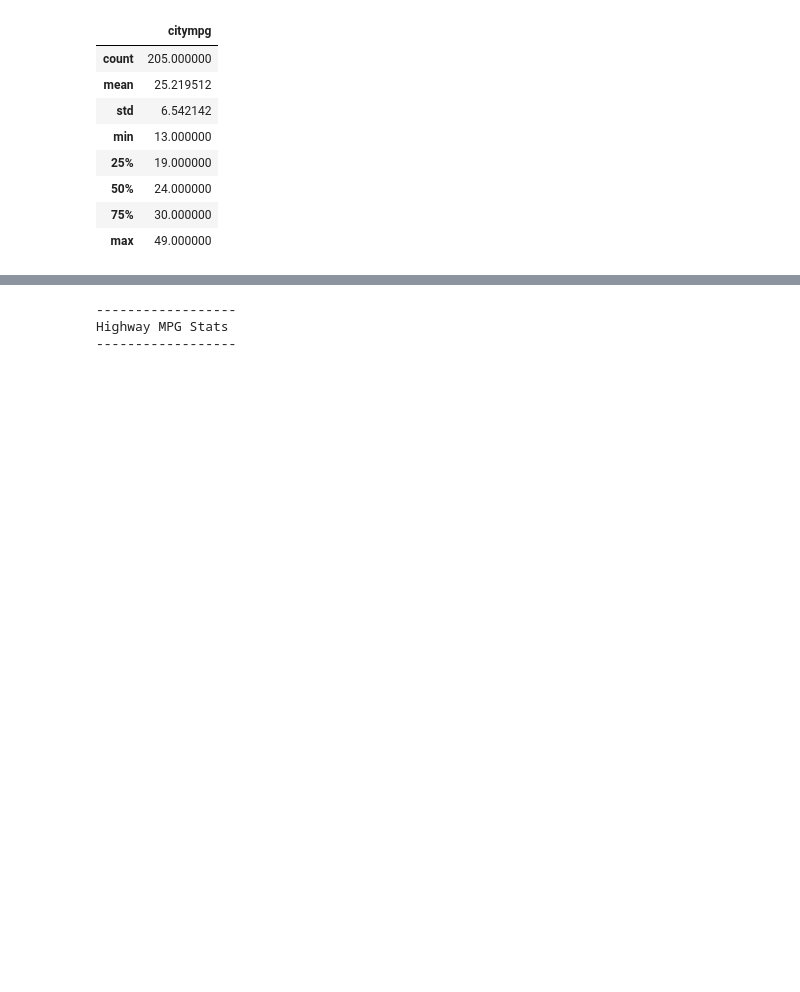
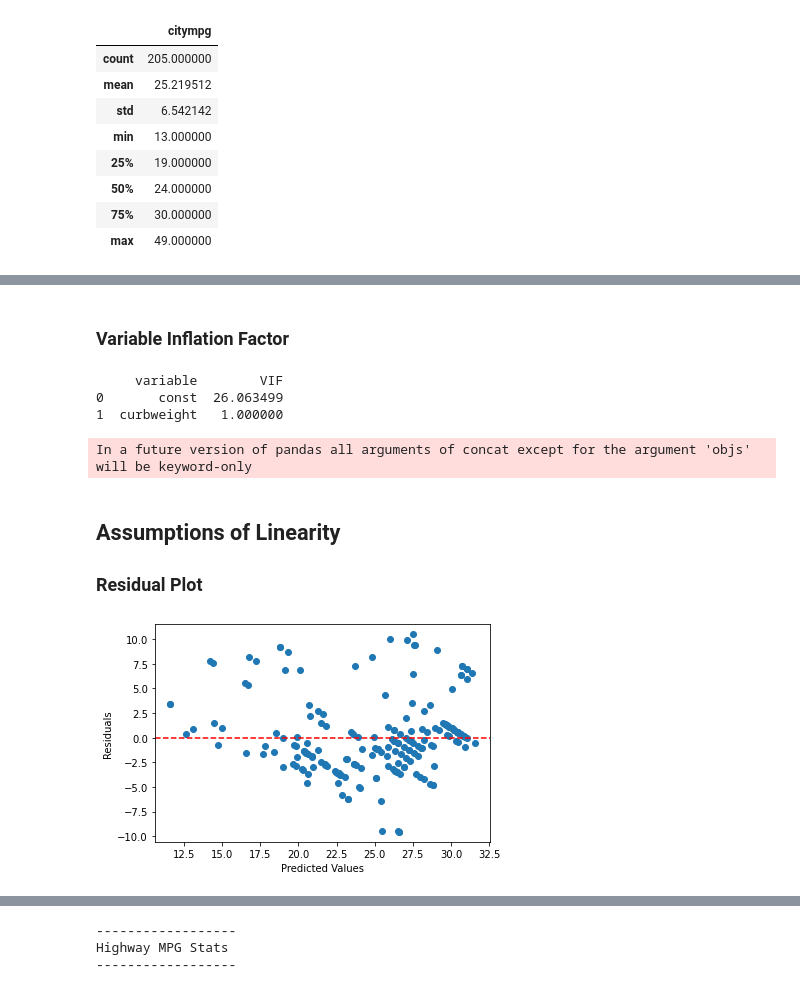
Before and after one commit to ShaneJett-DS/car_price_prediction, a Jupyter notebook: car_prediction.ipynb, the cells around one changed output, grey strips where cells are left out. Drawn from its saved outputs; the diff is of its cells as text; code cells hidden in the pictures; blank space fills up the shorter version.

```diff
--- a/car_prediction.ipynb
+++ b/car_prediction.ipynb
@@ -128,0 +111,3 @@ print(modified_df.shape)
+# %%
+body_data_city = data[["citympg", "wheelbase", "carlength", "carwidth", "carheight", "curbweight"]]
+engine_data_city = data[["citympg", "enginesize", "boreratio", "stroke", "compressionratio", "horsepower", "peakrpm"]]
@@ -128,0 +148,10 @@ print(modified_df.shape)
+# %%
+import statsmodels.formula.api as sm
+from statsmodels.stats.outliers_influence import variance_inflation_factor
+
+X = body_data_city["curbweight"]
+y = body_data_city["citympg"]
+
+model = sm.ols('citympg ~ curbweight', data=body_data_city).fit()
+
+print(model.summary())
@@ -128,0 +176,34 @@ print(modified_df.shape)
+# %% [markdown]
+### Variable Inflation Factor
+# %%
+import statsmodels.api as sm2
+
+# First, create a design matrix with your predictor variables
+X_const = sm2.add_constant(X)
+
+# Next, calculate the VIF for each predictor variable
+vif = [variance_inflation_factor(X_const.values, i) for i in range(X_const.shape[1])]
+
+# Finally, attach the VIF values to the predictor variables and inspect the results
+vif_df = pd.DataFrame({'variable': X_const.columns, 'VIF': vif})
+print(vif_df)
+# %% [output]
+     variable        VIF
+0       const  26.063499
+1  curbweight   1.000000
+In a future version of pandas all arguments of concat except for the argument 'objs' will be keyword-only
+# %% [markdown]
+## Assumptions of Linearity
+### Residual Plot
+# %%
+residuals = model.resid
+predicted_values = model.predict(X)
+
+
+plt.scatter(predicted_values, residuals)
+plt.xlabel("Predicted Values")
+plt.ylabel("Residuals")
+plt.axhline(y=0, color="red", linestyle="--")
+plt.show()
+# %% [output]
+[figure, added]
```
Also changed, not shown: parts of 34 cells of this notebook.
